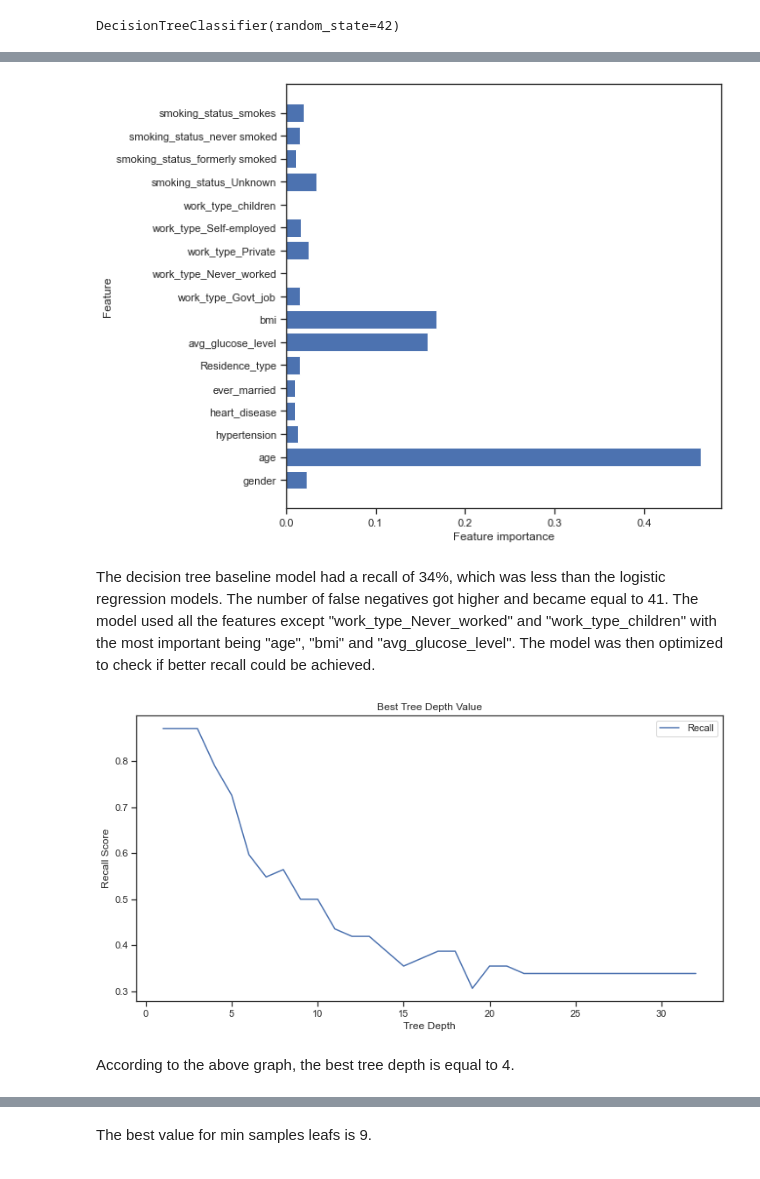
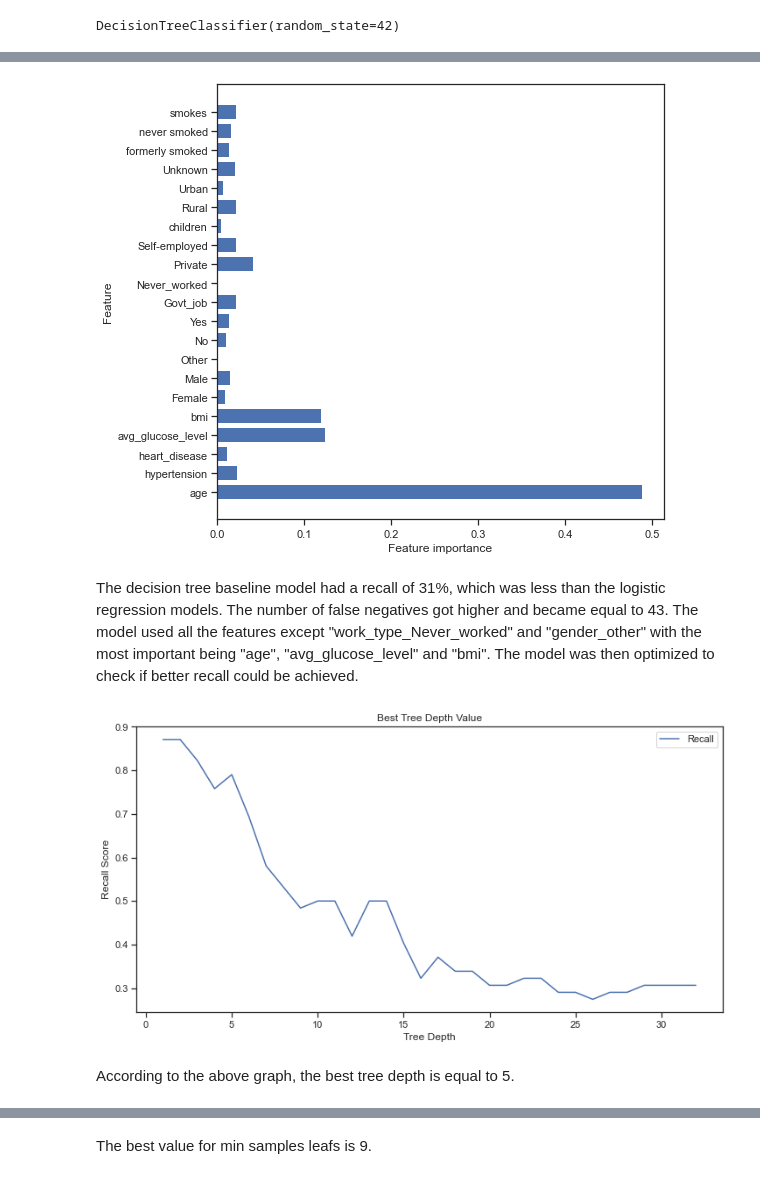
Before and after one commit to VolhaP87/Stroke_Prediction_Analysis, a Jupyter notebook: Stroke_prediction1.ipynb, the cells around one changed output, grey strips where cells are left out. Cells and saved outputs as stored; diff of their text form; code cells hidden in the pictures.

```diff
--- a/Stroke_prediction1.ipynb
+++ b/Stroke_prediction1.ipynb
@@ -318,0 +339,12 @@ Name: stroke, dtype: int64
+# %%
+# Normalize the numeric data in the training set
+from sklearn.preprocessing import StandardScaler
+
+scaler = StandardScaler()
+scaler.fit(X_train_numeric)
+X_train_scaled = pd.DataFrame(
+    scaler.transform(X_train_numeric),
+    index=X_train_numeric.index,
+    columns=X_train_numeric.columns
+)
+X_train_scaled.head()
@@ -318,0 +358,4 @@ Name: stroke, dtype: int64
+# %%
+# Concatenate everything together
+X_train_full = pd.concat([X_train_scaled, X_train_ohe], axis=1)
+X_train_full.head()
@@ -323,7 +392,7 @@ from imblearn.over_sampling import SMOTENC
 smote = SMOTENC(random_state=42, categorical_features=[1, 5, 6, 7, 10])
 
 # Preview the synthetic sample class distribution
-X_train_resampled, y_train_resampled = smote.fit_resample(X_train, y_train)
+X_train_resampled, y_train_resampled = smote.fit_resample(X_train_full, y_train)
 print(y_train_resampled.value_counts())
 # %% [output]
 1    3645
@@ -406,7 +496,8 @@ param_grid = {'penalty' : ['l1', 'l2', 'elasticnet'],
 
 grid_search = GridSearchCV(estimator = logreg_tuned,
                            param_grid = param_grid,
-                           cv = 3)
+                           cv = 3,
+                           scoring='recall')
 grid_search.fit(X_train_resampled, y_train_resampled)
 # %% [output]
 GridSearchCV(cv=3, estimator=LogisticRegression(random_state=42),
@@ -500,18 +592,19 @@ weighted avg       0.92      0.84      0.88      1278
 # %%
 # Examine how important each feature ends up in the model
 def plot_feature_importances(model):
+    importances = model.feature_importances_
     n_features = X_train_resampled.shape[1]
     plt.figure(figsize=(8,8))
-    plt.barh(range(n_features), model.feature_importances_, align='center')
+    plt.barh(range(n_features), importances, align='center')
     plt.yticks(np.arange(n_features), X_train_resampled.columns.values)
     plt.xlabel("Feature importance")
     plt.ylabel('Feature')
 
 plot_feature_importances(dt_baseline)
 # %% [output]
-[figure, old version]
+[figure, new version]
 # %% [markdown]
-The decision tree baseline model had a recall of 34%, which was less than the logistic regression models. The number of false negatives got higher and became equal to 41. The model used all the features except "work_type_Never_worked" and "work_type_children" with the most important being "age", "bmi" and "avg_glucose_level". The model was then optimized to check if better recall could be achieved.
+The decision tree baseline model had a recall of 31%, which was less than the logistic regression models. The number of false negatives got higher and became equal to 43. The model used all the features except "work_type_Never_worked" and "gender_other" with the most important being "age", "avg_glucose_level" and "bmi". The model was then optimized to check if better recall could be achieved.
 # %%
 # Write the function that calculates and returns the recall score between true and predicted valueas
 def performance(y_true, y_predict):
@@ -524,7 +617,7 @@ recall_results = []
 for max_depth in max_depths:
     dt = DecisionTreeClassifier(max_depth=max_depth, random_state=42)
     dt.fit(X_train_resampled, y_train_resampled)
-    y_pred = dt.predict(X_test)
+    y_pred = dt.predict(X_test_full)
     score = performance(y_test, y_pred)
     recall_results.append(score[0])
 
@@ -536,9 +629,9 @@ plt.title('Best Tree Depth Value')
 plt.legend()
 plt.show();
 # %% [output]
-[figure, old version]
+[figure, new version]
 # %% [markdown]
-According to the above graph, the best tree depth is equal to 4.
+According to the above graph, the best tree depth is equal to 5.
 # %%
 # Find the best min samples split
 min_samples_splits = np.arange(2, 20)
```
Also changed, not shown: parts of 148 cells of this notebook.
